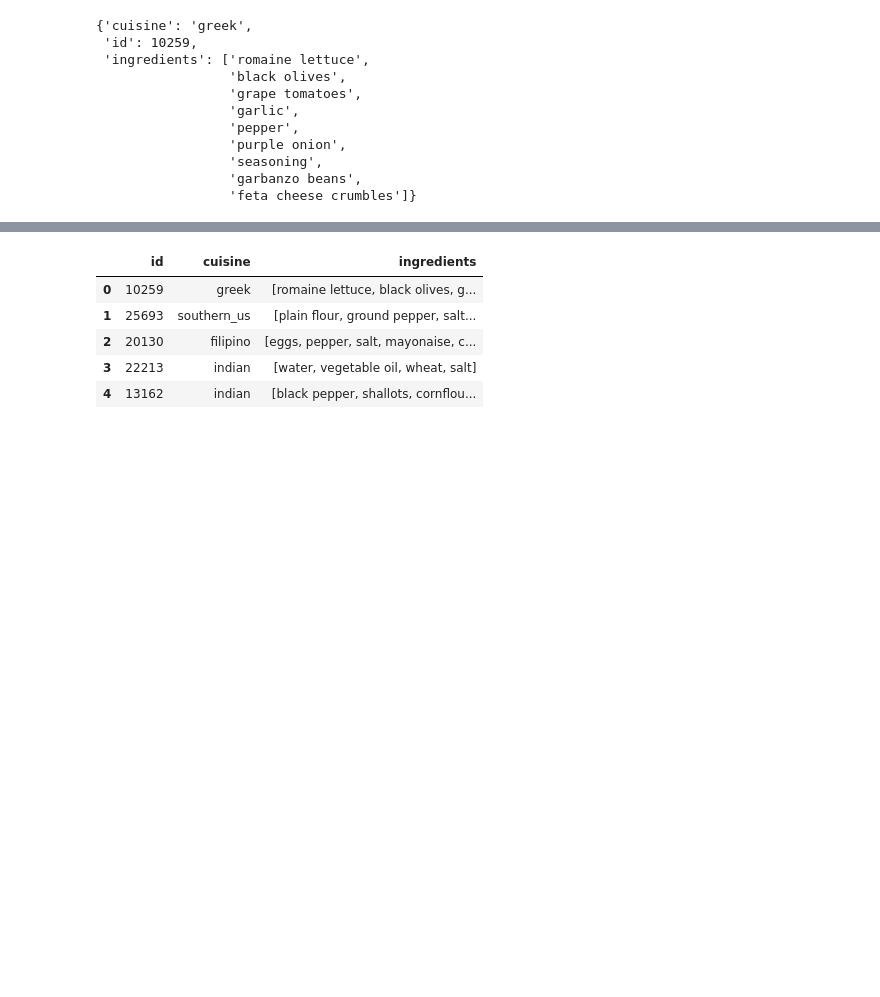
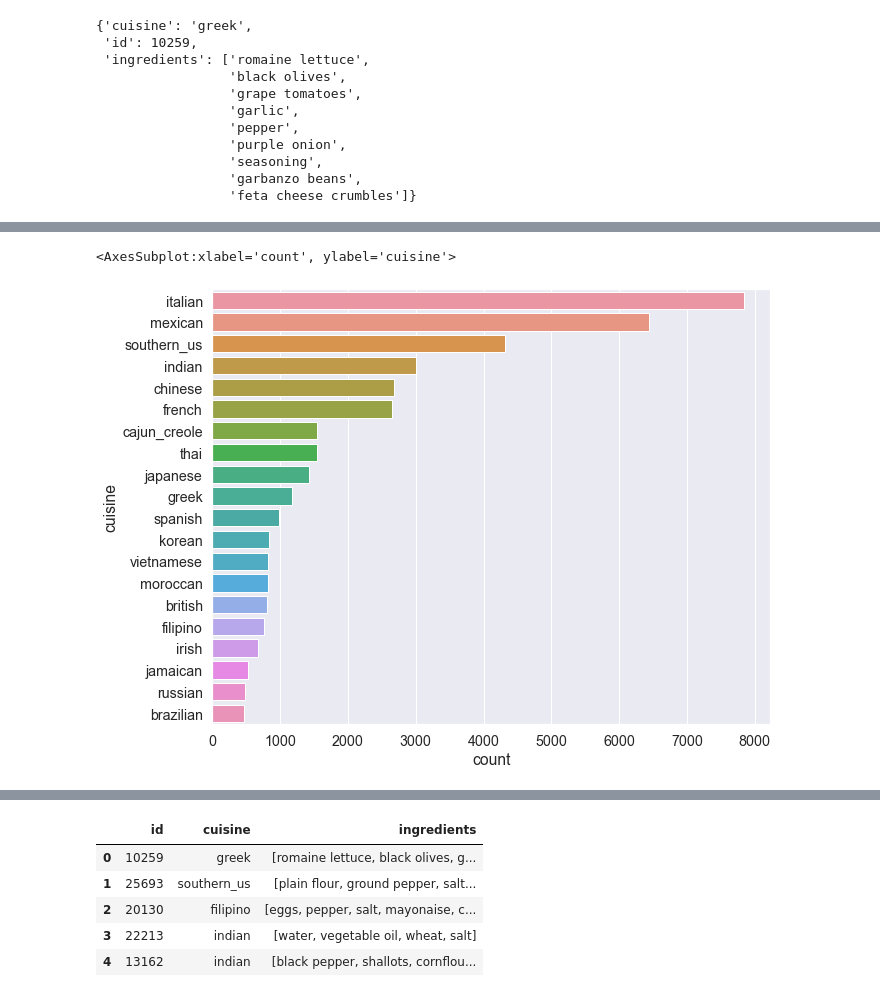
Before and after one commit to allafort/Miamiam, a Jupyter notebook: Classify_cuisine.ipynb, the cells around one changed output, grey strips where cells are left out. Saved outputs shown, nothing was run; the diff lists cells and outputs as text; code cells hidden in the pictures; blank space fills up the shorter version.

```diff
--- a/Classify_cuisine.ipynb
+++ b/Classify_cuisine.ipynb
@@ -12,6 +12,12 @@ import datetime
 import json
 from pprint import pprint
 import dill
+
+import seaborn as sns
+import matplotlib.pyplot as plt
+sns.set()
+
+from nltk.stem import WordNetLemmatizer
 # %%
 from sklearn.model_selection import train_test_split
 from sklearn.preprocessing import LabelEncoder
@@ -53,11 +62,11 @@ pprint(recipe_ingr[0])
                  'garbanzo beans',
                  'feta cheese crumbles']}
 # %%
-train_data=pd.read_json(train_json_file)
-target = train_data['cuisine']
+train=pd.read_json(train_json_file)
+target = train['cuisine']
 
 # Apply label encoding on the target variable (before model development)
 lb = LabelEncoder()
 train_Y = lb.fit_transform(target)
 
-train_data['cuisine_encoded'] = train_Y
+train['cuisine_encoded'] = train_Y
@@ -63,0 +82,9 @@ train_data['cuisine_encoded'] = train_Y
+# %%
+sns.set(font_scale=1.3)
+f, ax = plt.subplots(figsize=(10,8))
+sns.countplot(y = 'cuisine',
+                   data = train,
+                  order = train.cuisine.value_counts(ascending=False).index)
+# %% [output]
+<AxesSubplot:xlabel='count', ylabel='cuisine'>
+[figure, added]
```
Also changed, not shown: parts of 69 cells of this notebook, 7 other files.
